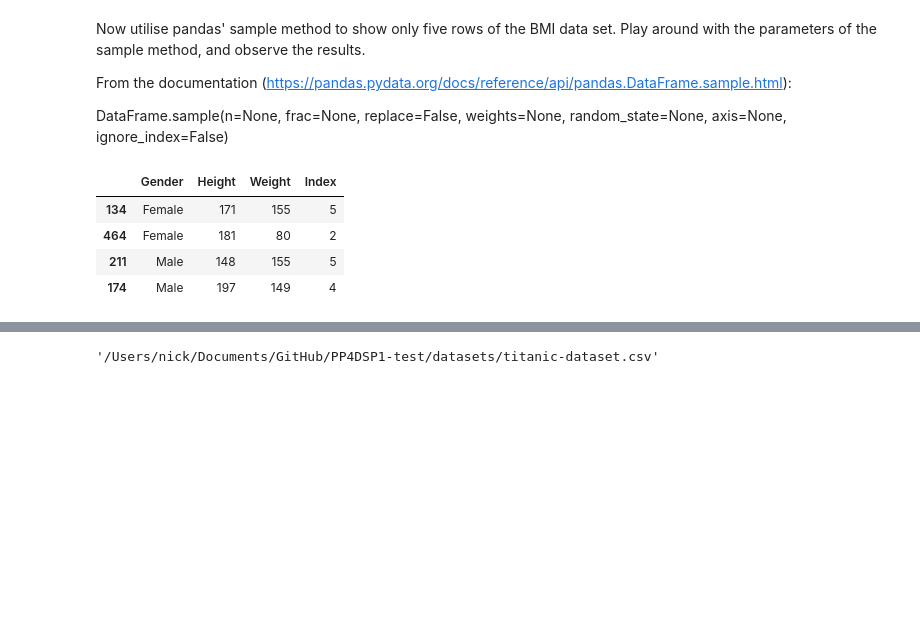
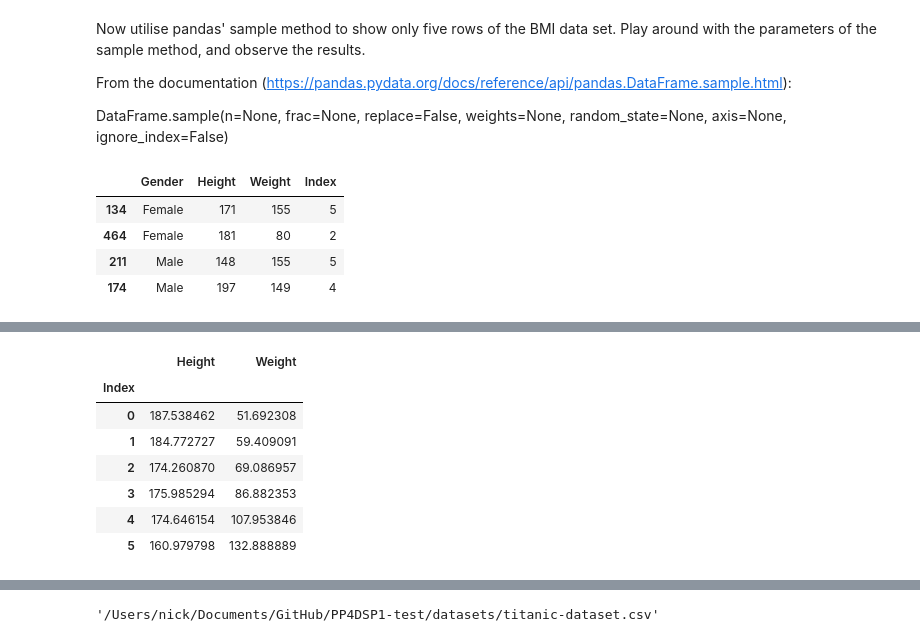
Before and after one commit to arutsh/Python-Programming-for-Data-Science-Part-1, a Jupyter notebook: exercises/05_Pandas_exercises.ipynb, the cells around one changed output, grey strips where cells are left out. Cells and saved outputs as stored; diff of their text form; code cells hidden in the pictures; blank space fills up the shorter version.

```diff
--- a/exercises/05_Pandas_exercises.ipynb
+++ b/exercises/05_Pandas_exercises.ipynb
@@ -148,0 +207,11 @@ bmi_df.sample(4)
+# %%
+bmi_df.groupby('Index').mean()
+# %% [output]
+|  | Height | Weight |
+| Index |  |  |
+| 0 | 187.538462 | 51.692308 |
+| 1 | 184.772727 | 59.409091 |
+| 2 | 174.260870 | 69.086957 |
+| 3 | 175.985294 | 86.882353 |
+| 4 | 174.646154 | 107.953846 |
+| 5 | 160.979798 | 132.888889 |
```
Also changed, not shown: parts of 16 cells of this notebook, 1 other file.
